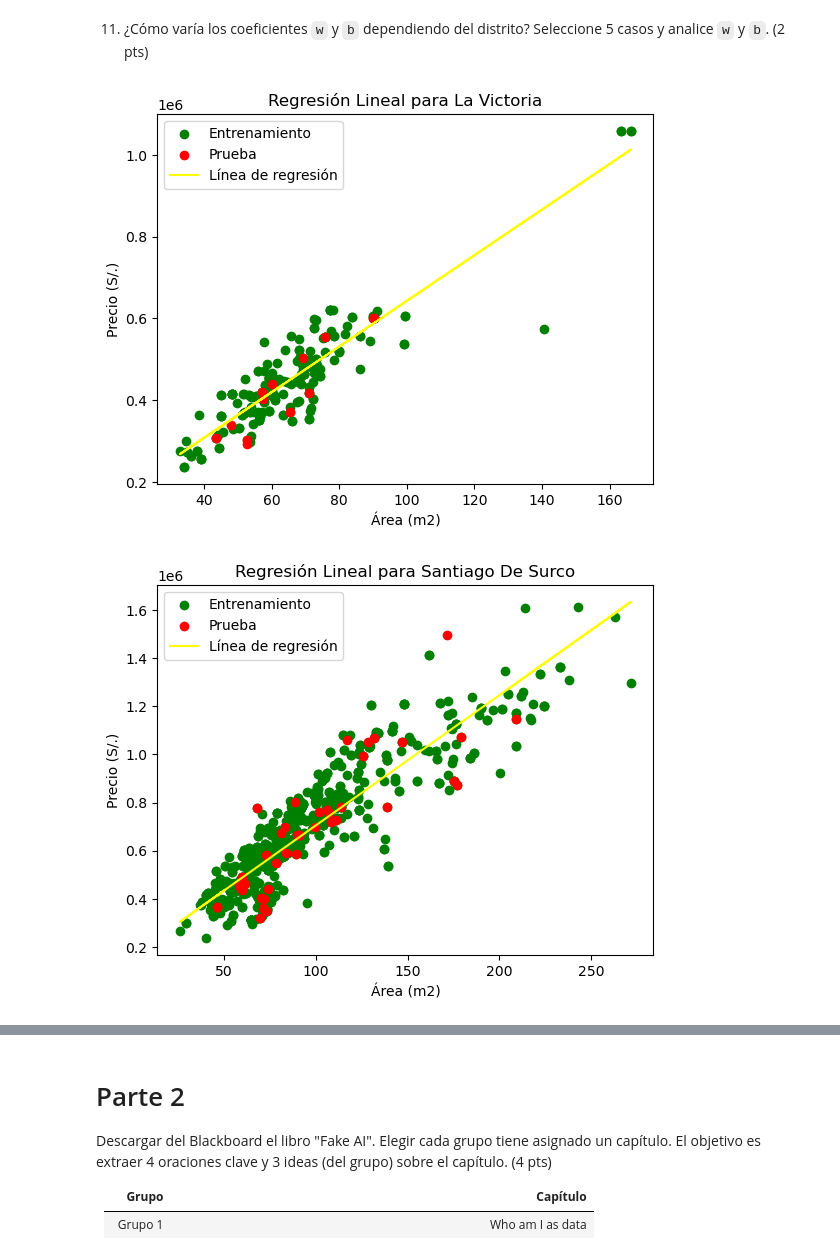
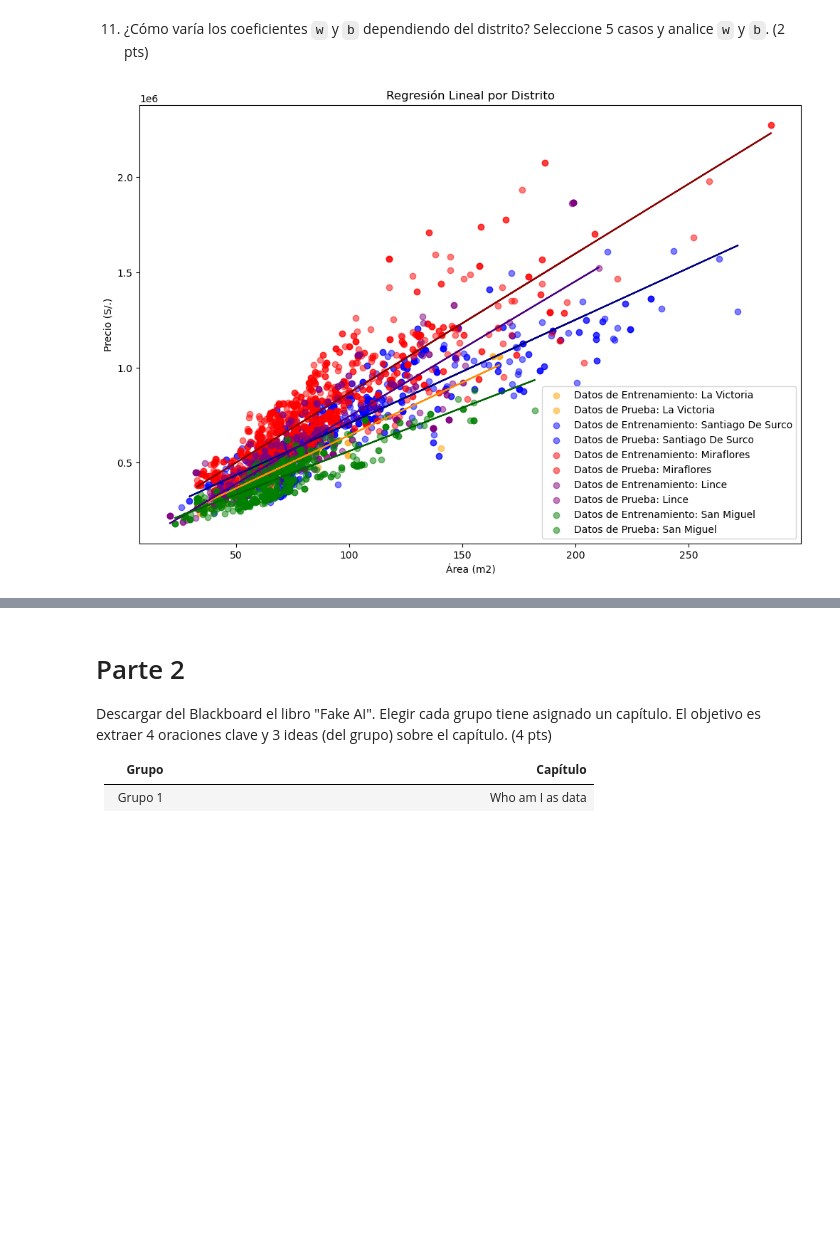
Before and after one commit to farodri03/T.Invest.-ML, a Jupyter notebook: ml_actividad01.ipynb, the cells around one changed output, grey strips where cells are left out. Cells and saved outputs as stored; diff of their text form; code cells hidden in the pictures; blank space fills up the shorter version.

Commit message:
Resolución Pregunta 3, Corrección Gráfico 1.11, Corrección división dataset a 20%

```diff
--- a/ml_actividad01.ipynb
+++ b/ml_actividad01.ipynb
@@ -381,51 +389,68 @@ Intercepto (b): [20416.46118425]
 # %% [markdown]
 11.  ¿Cómo varía los coeficientes `w` y `b` dependiendo del distrito? Seleccione 5 casos y analice `w` y `b`. (2 pts)
 # %%
+# Crear un diccionario para almacenar los coeficientes de cada distrito
+coeficientes_distritos = {}
+
 # Seleccionar 5 distritos
 distritos_seleccionados = ['La Victoria', 'Santiago De Surco', 'Miraflores', 'Lince', 'San Miguel']
 
-# Crear un diccionario para almacenar los coeficientes de cada distrito
-coeficientes_distritos = {}
+# Colores para los puntos de regresión de cada distrito
+colores_punto = ['orange', 'blue', 'red', 'purple', 'green']
 
-# Iterar sobre los distritos seleccionados y entrenar un modelo de regresión para cada uno
-for distrito in distritos_seleccionados:
-    # Filtrar los datos para el distrito actual
+# Colores para las líneas de regresión de cada distrito
+colores_linea = ['darkorange', 'navy', 'darkred', 'indigo', 'darkgreen']
+
+# Crear el gráfico
+plt.figure(figsize=(12, 8))
+
+# Recorrer cada distrito y crear un modelo de regresión para cada uno.
+for i, distrito in enumerate(distritos_seleccionados):
+    # Filtrar los datos
     df_distrito = df_depas[df_depas['distrito'] == distrito]
 
     # Definimos variables
-    X = df_distrito['area'].values.reshape(-1, 1)  # Usar datos filtrados
-    Y = df_distrito['precio'].values
+    X = df_distrito['area'].values.reshape(-1, 1)
+    Y = df_distrito['precio']
 
     # Dividir datos en entrenamiento y prueba
-    X_train, X_test, Y_train, Y_test = train_test_split(X,Y,test_size=0.05,random_state=27)
+    X_train, X_test, Y_train, Y_test = train_test_split(X,Y,test_size=0.2,random_state=27)
 
     # Crear y entrenar el modelo
     modelo = LinearRegression()
     modelo.fit(X_train, Y_train)
-    predicciones = modelo.predict(X_test)
 
-    plt.scatter(X_train, Y_train, color='green', label='Entrenamiento')
-    plt.scatter(X_test, Y_test, color='red', label='Prueba')
-    plt.plot(X_train, modelo.predict(X_train), color='yellow', label='Línea de regresión')
-    plt.xlabel('Área (m2)')
-    plt.ylabel('Precio (S/.)')
-    plt.title(f'Regresión Lineal para {distrito}')
-    plt.legend()
-    plt.show()
+    # Predecir valores
+    Y_pred = modelo.predict(X_test)
+
+    # Graficar los puntos de entrenamiento
+    plt.scatter(X_train, Y_train, color=colores_punto[i], label=f'Datos de Entrenamiento: {distrito}', alpha=0.5)
+
+    # Graficar los puntos de prueba
+    plt.scatter(X_test, Y_test, color=colores_punto[i], label=f'Datos de Prueba: {distrito}', alpha=0.5)
+
+    # Graficar la línea de regresión
+    plt.plot(X_train, modelo.predict(X_train), color=colores_linea[i])
 
     # Obtener los coeficientes w y b
     w = modelo.coef_[0]
     b = modelo.intercept_
 
     # Almacenar los coeficientes en el diccionario
     coeficientes_distritos[distrito] = {'w': w, 'b': b}
 
+# Configurar el gráfico
+plt.xlabel('Área (m2)')
+plt.ylabel('Precio (S/.)')
+plt.title('Regresión Lineal por Distrito')
+plt.legend()
+plt.show()
+
 # Mostrar los coeficientes por distrito
 for distrito, coefs in coeficientes_distritos.items():
     print(f"Distrito: {distrito}")
     print(f"  Coeficiente (w): {coefs['w']}")
     print(f"  Intercepto (b): {coefs['b']}")
     print()
 # %% [output]
-[figure, old version]
+[figure, new version]
-[figure, removed]
```
Also changed, not shown: parts of 9 cells of this notebook.
